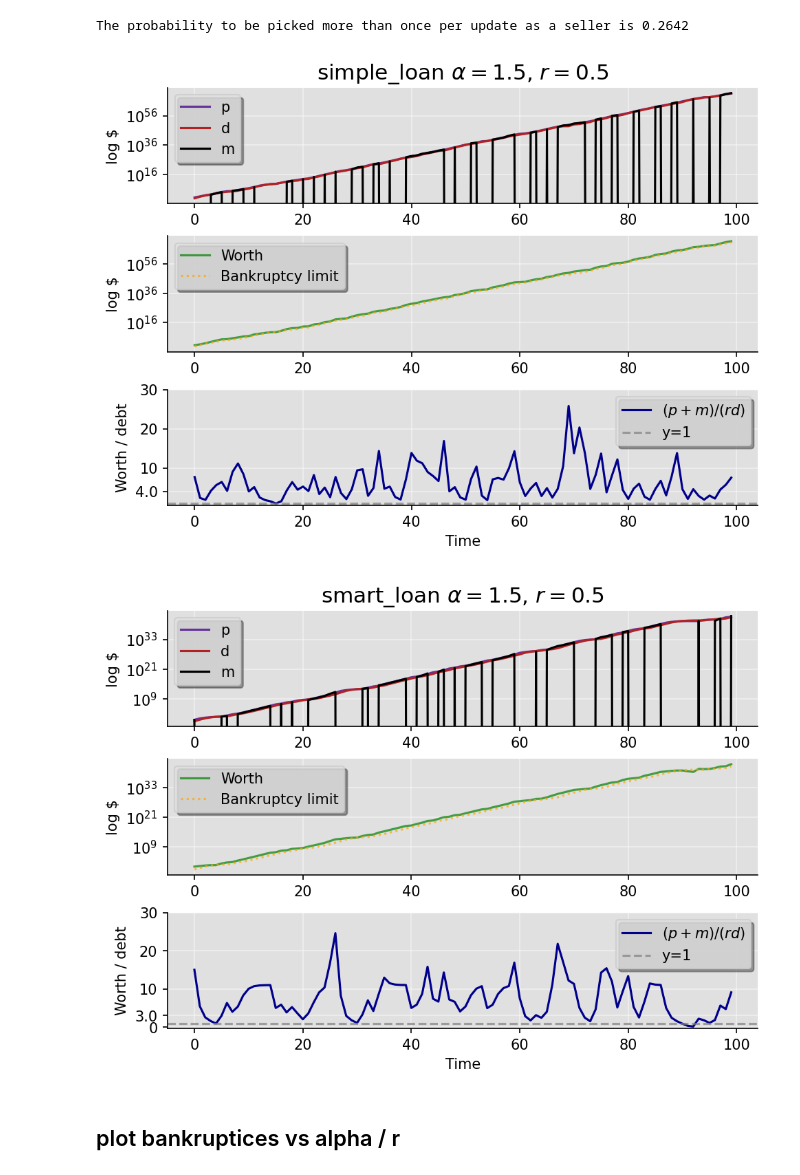
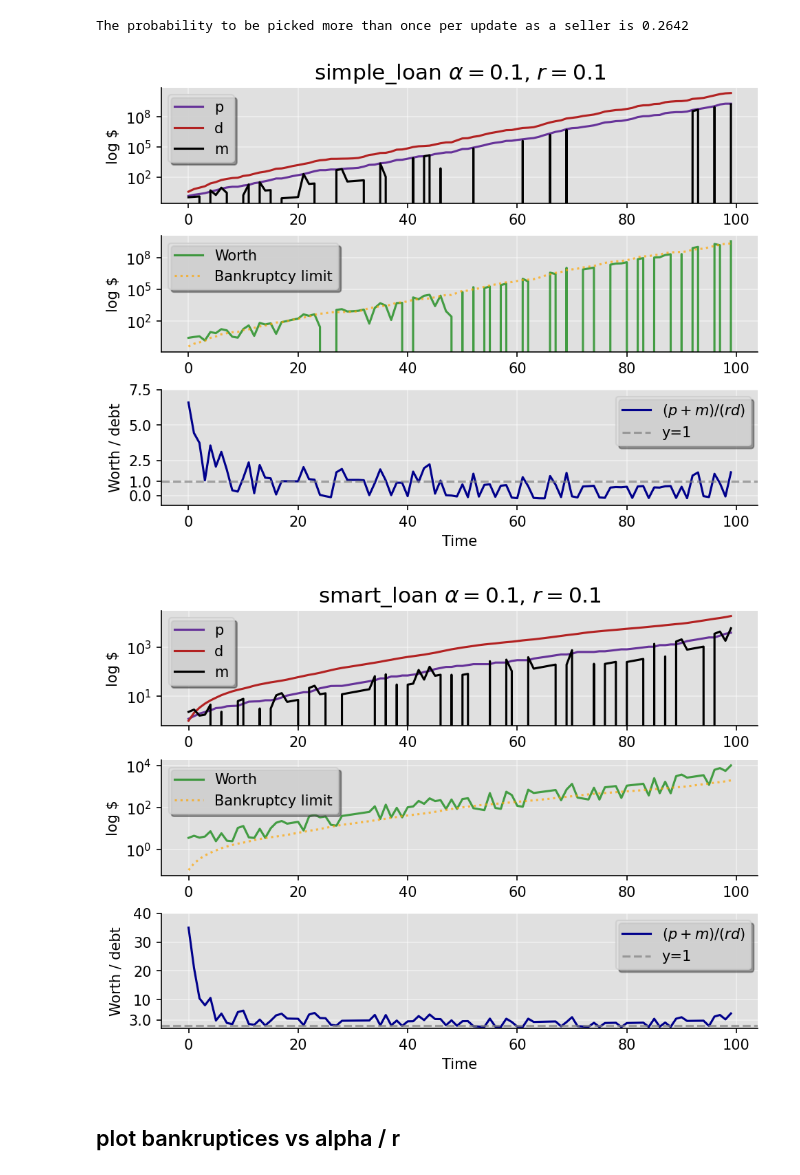
Before and after one commit to 2BeAsh/masters_project, a Jupyter notebook: code/bankruptcy_probability.ipynb, the cells around one changed output. Saved outputs shown, nothing was run; the diff lists cells and outputs as text; code cells hidden in the pictures.

```diff
--- a/code/bankruptcy_probability.ipynb
+++ b/code/bankruptcy_probability.ipynb
@@ -82,8 +82,8 @@ def simulation(alpha, r, loan_size_func):
     print("Went bankrupt:", went_bankrupt)
     return p_hist, d_hist, m_hist, went_bankrupt
 # %%
-def plot_value_bankruptcy(simulation_func, alpha, r, loan_size_func, **kwargs):
-    p_hist, d_hist, m_hist, _ = simulation_func(alpha, r, loan_size_func, **kwargs)
+def plot_value_bankruptcy(simulation_func, alpha, r, loan_size_func, ):
+    p_hist, d_hist, m_hist, _ = simulation_func(alpha, r, loan_size_func, )
 
     p_hist = np.array(p_hist)
     d_hist = np.array(d_hist)
@@ -131,8 +131,8 @@ def plot_value_bankruptcy(simulation_func, alpha, r, loan_size_func, **kwargs):
 # %% [markdown]
 ## Simulation - simple loan
 # %%
-alpha = 0.5
-r = 0.5
+alpha = 0.1
+r = 0.1
 plot_value_bankruptcy(simulation, alpha, r, loan_size_func=simple_loan)
 plot_value_bankruptcy(simulation, alpha, r, loan_size_func=smart_loan)
 # %% [output]
@@ -163,8 +163,7 @@ print(f"The probability to be picked more than once per update as a seller is {p
 # %% [output]
 The probability to be picked more than once per update as a seller is 0.2642
 # %%
-def simulation_double_or_none(alpha, r, loan_size_func, **kwargs):
-    store_value = kwargs["store_value"]
+def simulation_double_or_none(alpha, r, loan_size_func, ):
     # Initial values
     m = 1
     p = 1
@@ -208,12 +207,11 @@ def simulation_double_or_none(alpha, r, loan_size_func, **kwargs):
 
     return p_hist, d_hist, m_hist, went_bankrupt
 # %%
-kwargs = {"store_value": True}
-plot_value_bankruptcy(simulation_double_or_none, alpha, r, simple_loan, **kwargs)
-plot_value_bankruptcy(simulation_double_or_none, alpha, r, smart_loan, **kwargs)
+plot_value_bankruptcy(simulation_double_or_none, alpha, r, simple_loan, )
+plot_value_bankruptcy(simulation_double_or_none, alpha, r, smart_loan, )
 # %% [output]
-[figure, old version]
+[figure, new version]
-[figure, old version]
+[figure, new version]
 # %% [markdown]
 ## plot bankruptices vs alpha / r
 # %%
```
Also changed, not shown: parts of 3 cells of this notebook.
